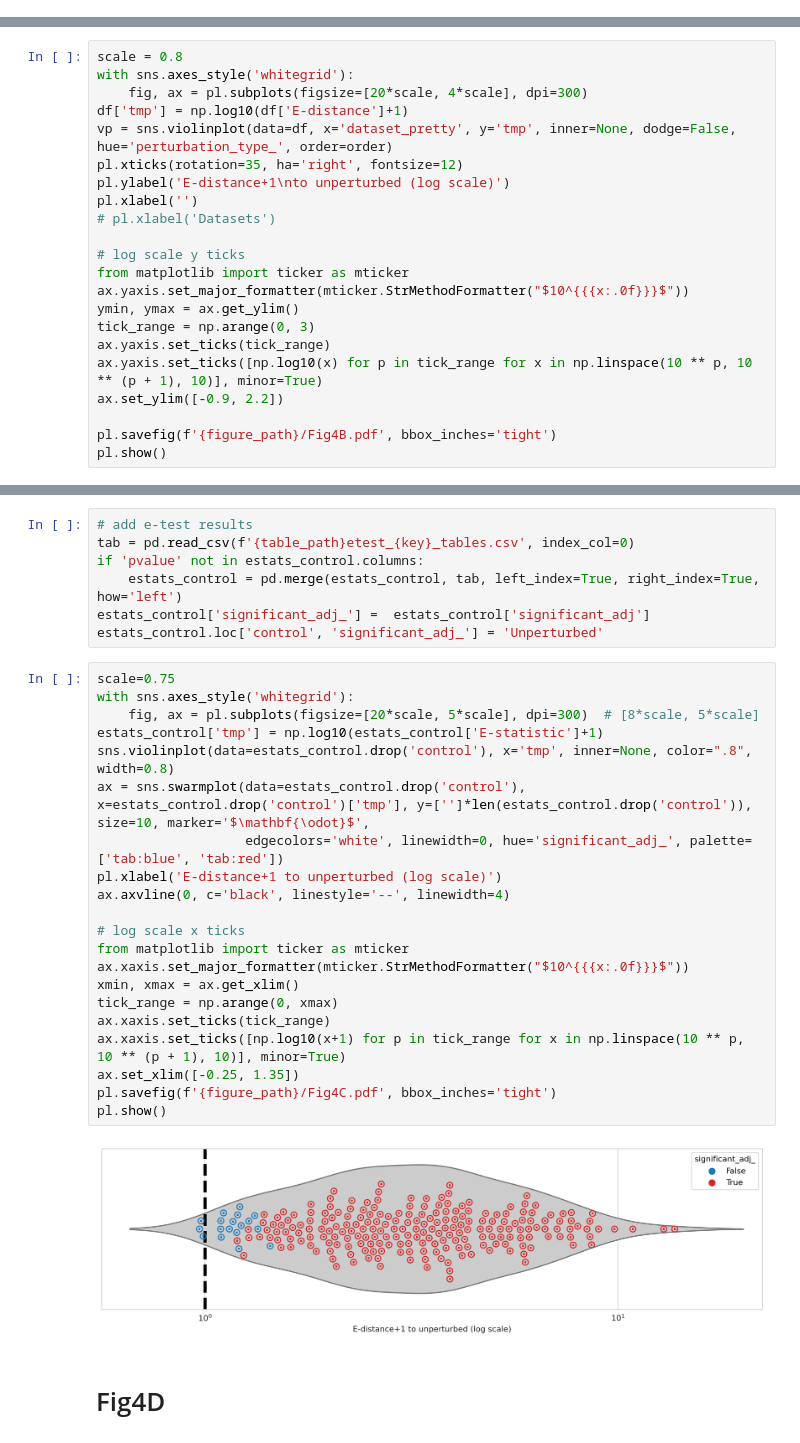
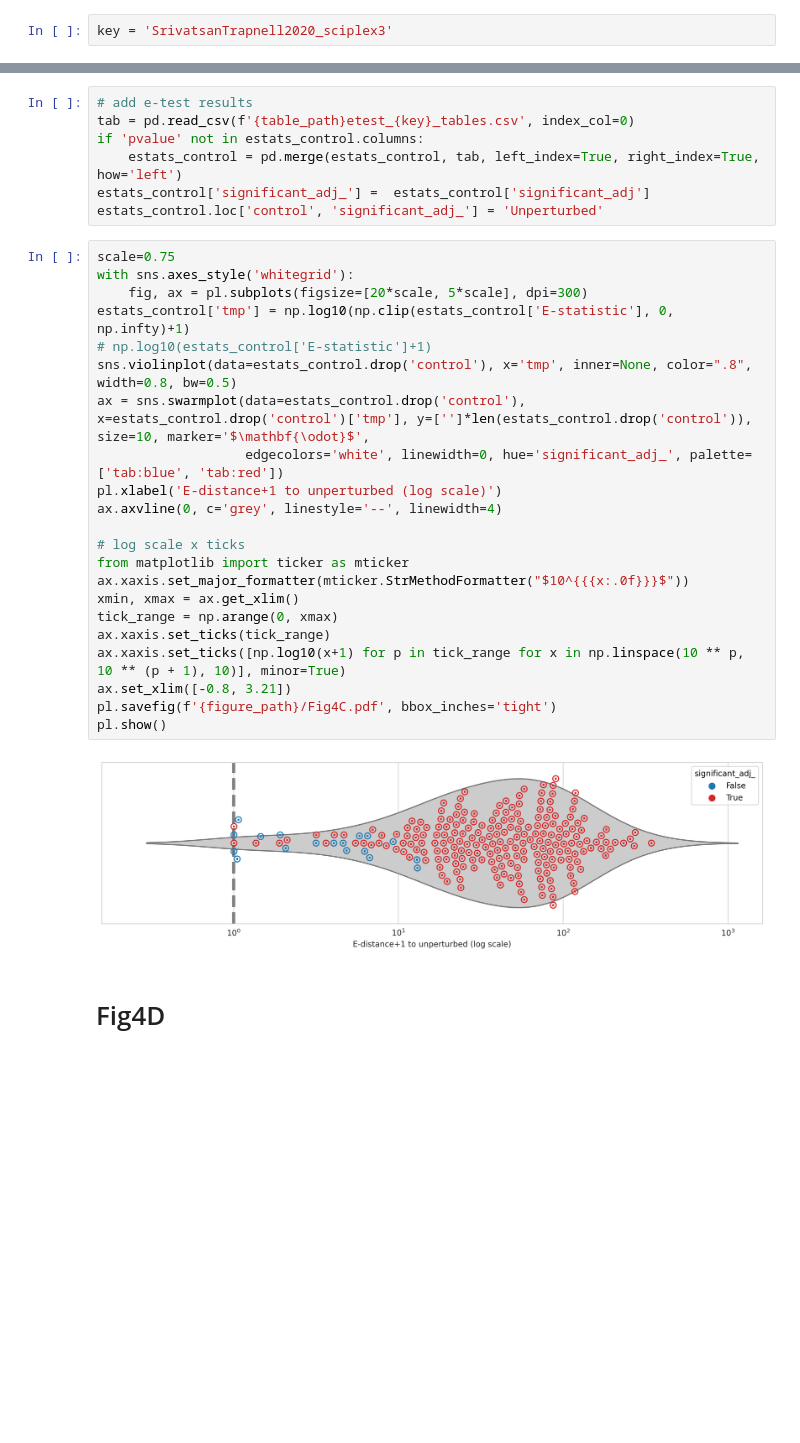
Before and after one commit to sanderlab/scPerturb, a Jupyter notebook: notebooks/Fig4-updated.ipynb, the cells around one changed output, grey strips where cells are left out. Drawn from its saved outputs; the diff is of its cells as text; blank space fills up the shorter version.

```diff
--- a/notebooks/Fig4-updated.ipynb
+++ b/notebooks/Fig4-updated.ipynb
@@ -55,0 +51,2 @@ datasets = list(h5_files.keys())
+# %%
+key = 'SrivatsanTrapnell2020_sciplex3'
@@ -126,22 +185,0 @@ order = df.value_counts(['dataset_pretty', 'perturbation_type_'], sort=False).re
-# %%
-scale = 0.8
-with sns.axes_style('whitegrid'):
-    fig, ax = pl.subplots(figsize=[20*scale, 4*scale], dpi=300)
-df['tmp'] = np.log10(df['E-distance']+1)
-vp = sns.violinplot(data=df, x='dataset_pretty', y='tmp', inner=None, dodge=False, hue='perturbation_type_', order=order)
-pl.xticks(rotation=35, ha='right', fontsize=12)
-pl.ylabel('E-distance+1\nto unperturbed (log scale)')
-pl.xlabel('')
-# pl.xlabel('Datasets')
-
-# log scale y ticks
-from matplotlib import ticker as mticker
-ax.yaxis.set_major_formatter(mticker.StrMethodFormatter("$10^{{{x:.0f}}}$"))
-ymin, ymax = ax.get_ylim()
-tick_range = np.arange(0, 3)
-ax.yaxis.set_ticks(tick_range)
-ax.yaxis.set_ticks([np.log10(x) for p in tick_range for x in np.linspace(10 ** p, 10 ** (p + 1), 10)], minor=True)
-ax.set_ylim([-0.9, 2.2])
-
-pl.savefig(f'{figure_path}/Fig4B.pdf', bbox_inches='tight')
-pl.show()
@@ -171,26 +245,27 @@ estats_control.loc['control', 'significant_adj_'] = 'Unperturbed'
 # %%
 scale=0.75
 with sns.axes_style('whitegrid'):
-    fig, ax = pl.subplots(figsize=[20*scale, 5*scale], dpi=300)  # [8*scale, 5*scale]
-estats_control['tmp'] = np.log10(estats_control['E-statistic']+1)
-sns.violinplot(data=estats_control.drop('control'), x='tmp', inner=None, color=".8", width=0.8)
+    fig, ax = pl.subplots(figsize=[20*scale, 5*scale], dpi=300)
+estats_control['tmp'] = np.log10(np.clip(estats_control['E-statistic'], 0, np.infty)+1)
+# np.log10(estats_control['E-statistic']+1)
+sns.violinplot(data=estats_control.drop('control'), x='tmp', inner=None, color=".8", width=0.8, bw=0.5)
 ax = sns.swarmplot(data=estats_control.drop('control'), x=estats_control.drop('control')['tmp'], y=['']*len(estats_control.drop('control')), size=10, marker='$\mathbf{\odot}$',
                    edgecolors='white', linewidth=0, hue='significant_adj_', palette=['tab:blue', 'tab:red'])
 pl.xlabel('E-distance+1 to unperturbed (log scale)')
-ax.axvline(0, c='black', linestyle='--', linewidth=4)
+ax.axvline(0, c='grey', linestyle='--', linewidth=4)
 
 # log scale x ticks
 from matplotlib import ticker as mticker
 ax.xaxis.set_major_formatter(mticker.StrMethodFormatter("$10^{{{x:.0f}}}$"))
 xmin, xmax = ax.get_xlim()
 tick_range = np.arange(0, xmax)
 ax.xaxis.set_ticks(tick_range)
 ax.xaxis.set_ticks([np.log10(x+1) for p in tick_range for x in np.linspace(10 ** p, 10 ** (p + 1), 10)], minor=True)
-ax.set_xlim([-0.25, 1.35])
+ax.set_xlim([-0.8, 3.21])
 pl.savefig(f'{figure_path}/Fig4C.pdf', bbox_inches='tight')
 pl.show()
 # %% [output]
-[figure, old version]
+[figure, new version]
 # %% [markdown]
 # Fig4D
 # %%
```
Also changed, not shown: parts of 18 cells of this notebook, 19 other files.
